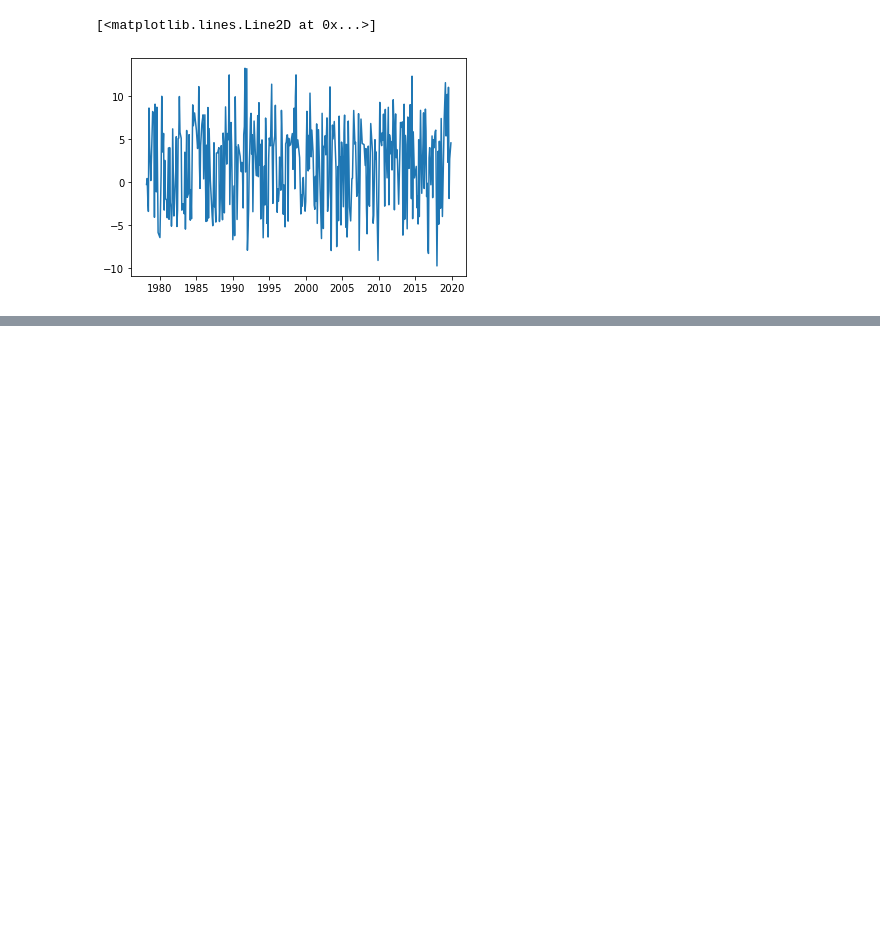
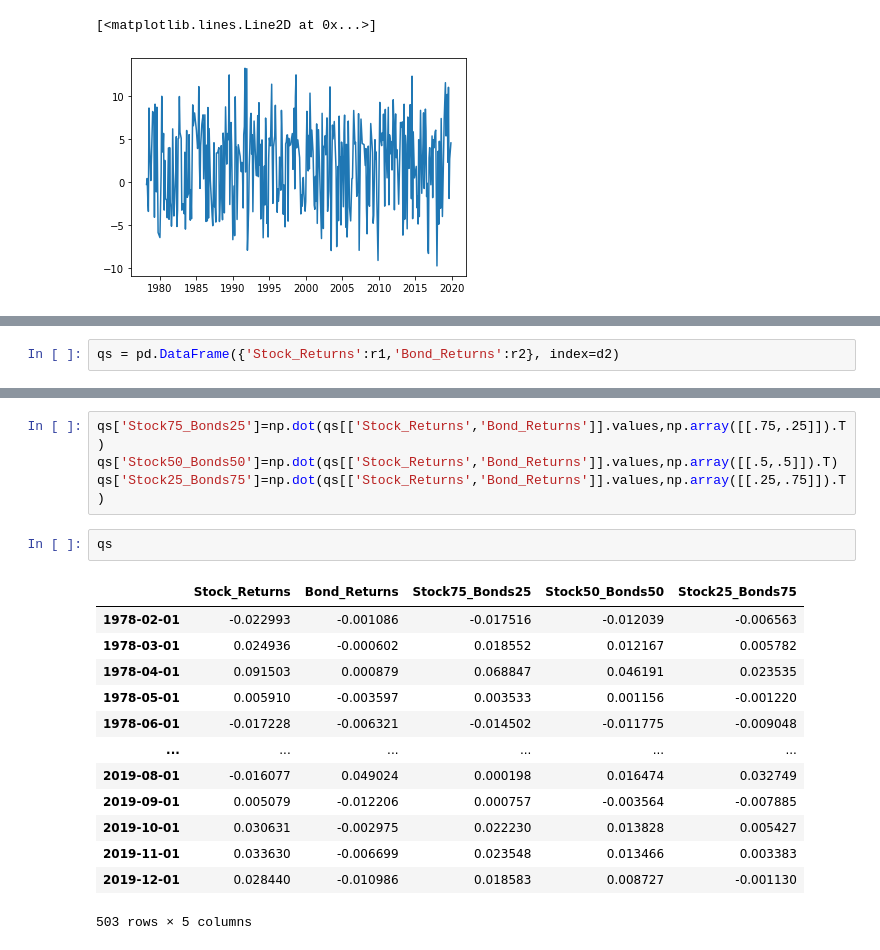
Before and after one commit to mkosik89/Springboard, a Jupyter notebook: Capstone_2/Data/EDA.ipynb, the cells around one changed output, grey strips where cells are left out. Drawn from its saved outputs; the diff is of its cells as text; blank space fills up the shorter version.

```diff
--- a/Capstone_2/Data/EDA.ipynb
+++ b/Capstone_2/Data/EDA.ipynb
@@ -272,0 +273,2 @@ Extreme Points (%): 0.44047619047619047
+# %%
+qs = pd.DataFrame({'Stock_Returns':r1,'Bond_Returns':r2}, index=d2)
@@ -272,0 +291,20 @@ Extreme Points (%): 0.44047619047619047
+# %%
+qs['Stock75_Bonds25']=np.dot(qs[['Stock_Returns','Bond_Returns']].values,np.array([[.75,.25]]).T)
+qs['Stock50_Bonds50']=np.dot(qs[['Stock_Returns','Bond_Returns']].values,np.array([[.5,.5]]).T)
+qs['Stock25_Bonds75']=np.dot(qs[['Stock_Returns','Bond_Returns']].values,np.array([[.25,.75]]).T)
+# %%
+qs
+# %% [output]
+|  | Stock_Returns | Bond_Returns | Stock75_Bonds25 | Stock50_Bonds50 | Stock25_Bonds75 |
+| 1978-02-01 | -0.022993 | -0.001086 | -0.017516 | -0.012039 | -0.006563 |
+| 1978-03-01 | 0.024936 | -0.000602 | 0.018552 | 0.012167 | 0.005782 |
+| 1978-04-01 | 0.091503 | 0.000879 | 0.068847 | 0.046191 | 0.023535 |
+| 1978-05-01 | 0.005910 | -0.003597 | 0.003533 | 0.001156 | -0.001220 |
+| 1978-06-01 | -0.017228 | -0.006321 | -0.014502 | -0.011775 | -0.009048 |
+| ... | ... | ... | ... | ... | ... |
+| 2019-08-01 | -0.016077 | 0.049024 | 0.000198 | 0.016474 | 0.032749 |
+| 2019-09-01 | 0.005079 | -0.012206 | 0.000757 | -0.003564 | -0.007885 |
+| 2019-10-01 | 0.030631 | -0.002975 | 0.022230 | 0.013828 | 0.005427 |
+| 2019-11-01 | 0.033630 | -0.006699 | 0.023548 | 0.013466 | 0.003383 |
+| 2019-12-01 | 0.028440 | -0.010986 | 0.018583 | 0.008727 | -0.001130 |
+503 rows × 5 columns
```
Also changed, not shown: parts of 3 cells of this notebook, 10 other files.
